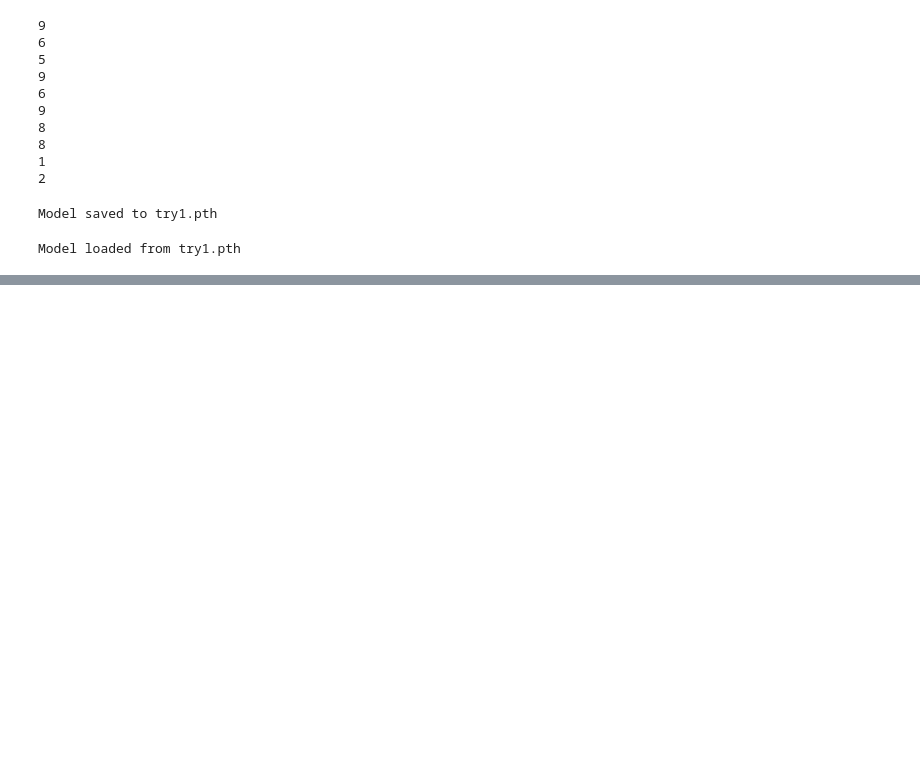
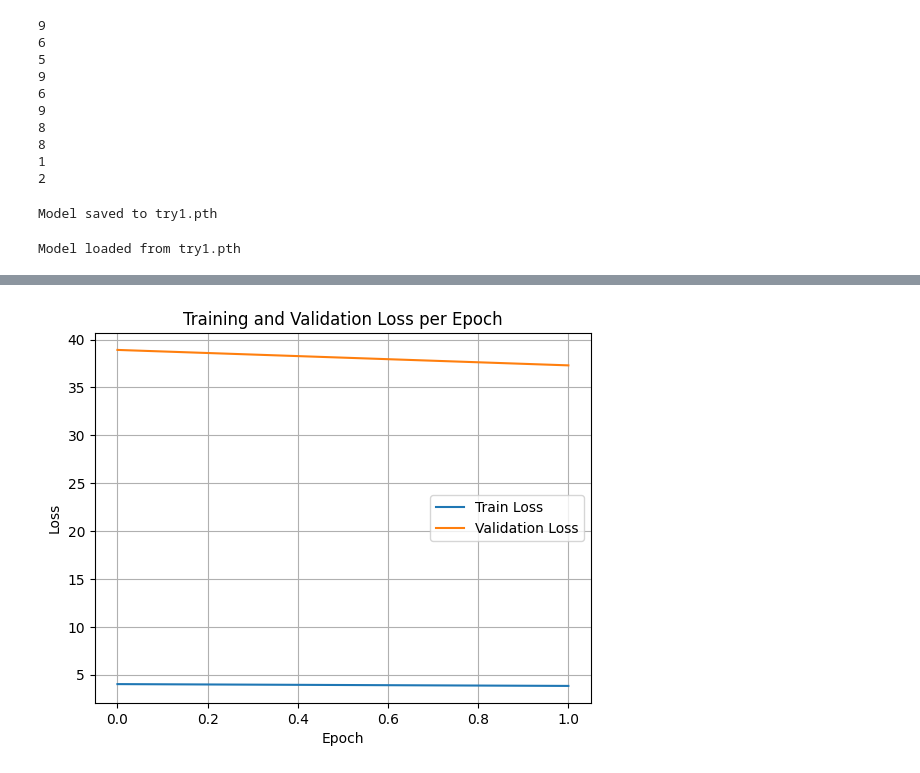
Before and after one commit to evelynnn04/ML-Tubes1-K33, a Jupyter notebook: FFNN_Autodiff.ipynb, the cells around one changed output, grey strips where cells are left out. Saved outputs shown, nothing was run; the diff lists cells and outputs as text; code cells hidden in the pictures; blank space fills up the shorter version.

Commit message:
feat: history

```diff
--- a/FFNN_Autodiff.ipynb
+++ b/FFNN_Autodiff.ipynb
@@ -890,0 +819,18 @@ for h in y_pred:
+# %%
+# TESTING AJA KALAU ADA VALIDATION DATA, I WANNA C IF THE LOST TERSIMPAN
+
+history = model_ffnn.fit(X_train, y_train, validation_data=(X_test[:10], y_test[:10]))
+
+# Visualisasi loss
+import matplotlib.pyplot as plt
+
+plt.plot(history['train_loss'], label='Train Loss')
+if history['val_loss']:
+    plt.plot(history['val_loss'], label='Validation Loss')
+plt.title('Training and Validation Loss per Epoch')
+plt.xlabel('Epoch')
+plt.ylabel('Loss')
+plt.legend()
+plt.grid()
+plt.show()
+# %% [output]
@@ -890,0 +840 @@ for h in y_pred:
+[figure, added]
```
Also changed, not shown: parts of 8 cells of this notebook, 1 other file.
